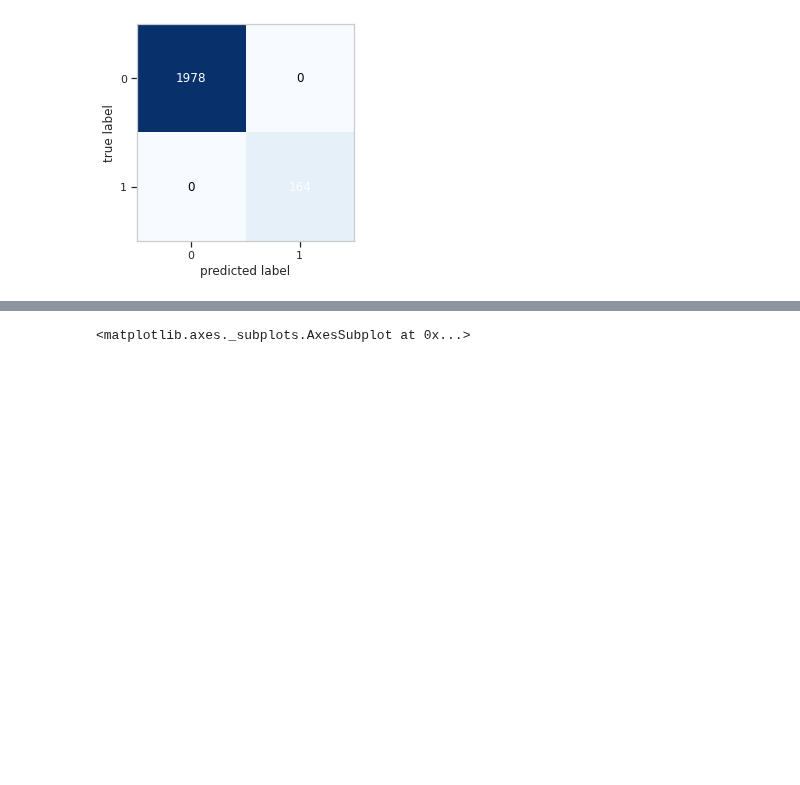
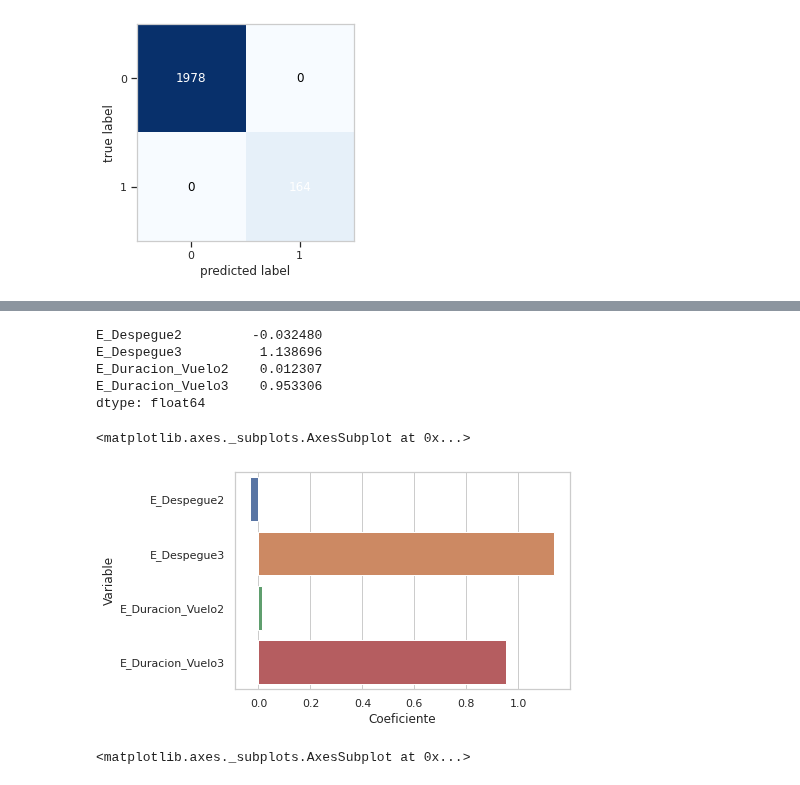
Before and after one commit to JMML2021/Entrega-projecte-final, a Jupyter notebook: utilitzar_loggistic_regression_per_mirar_els_coeficients_.ipynb, the cells around one changed output, grey strips where cells are left out. Drawn from its saved outputs; the diff is of its cells as text; code cells hidden in the pictures; blank space fills up the shorter version.

```diff
--- a/utilitzar_loggistic_regression_per_mirar_els_coeficients_.ipynb
+++ b/utilitzar_loggistic_regression_per_mirar_els_coeficients_.ipynb
@@ -996,3 +1077,19 @@ Precision: 0.16
 Recall: 1.00
 f1_score: 0.27
 [figure]
+# %%
+print(model_fit.params)
+parametros = pd.DataFrame(model_fit.params)
+
+parametros.columns=['Coeficiente']
+parametros = parametros.rename_axis('Variable').reset_index()
+parametros
+sns.barplot(y='Variable', x="Coeficiente", data=parametros)
+# %% [output]
+E_Despegue2         -0.032480
+E_Despegue3          1.138696
+E_Duracion_Vuelo2    0.012307
+E_Duracion_Vuelo3    0.953306
+dtype: float64
+<matplotlib.axes._subplots.AxesSubplot at 0x...>
+[figure, added]
```
Also changed, not shown: parts of 11 cells of this notebook.
